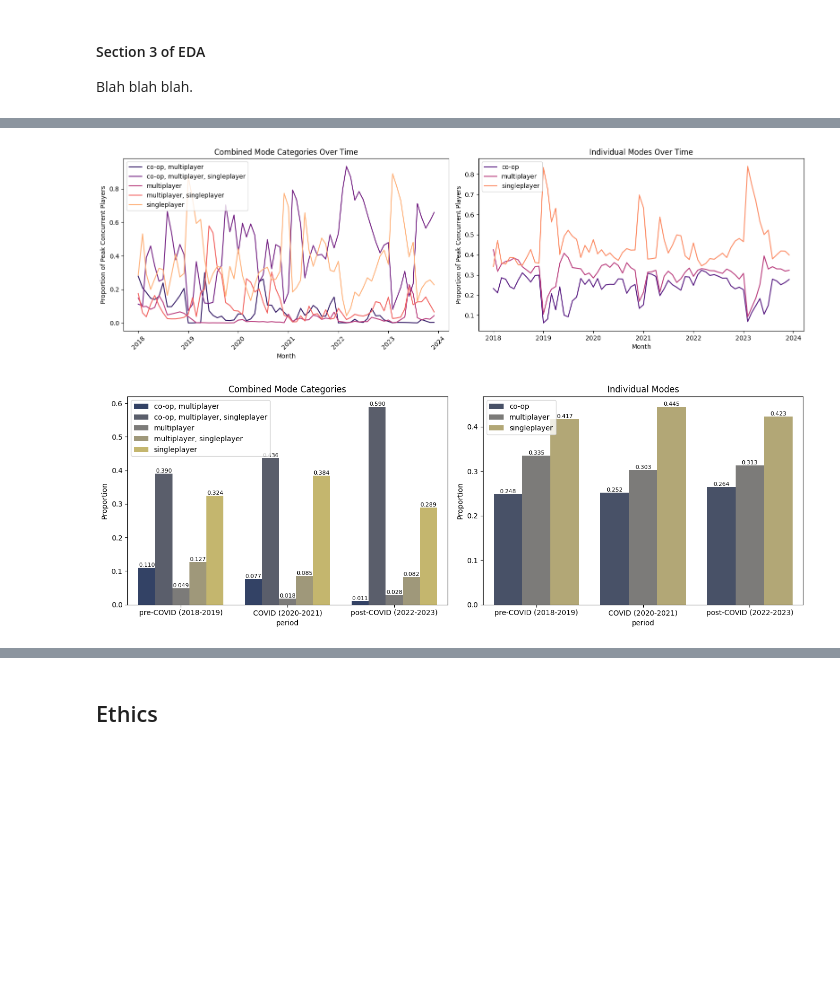
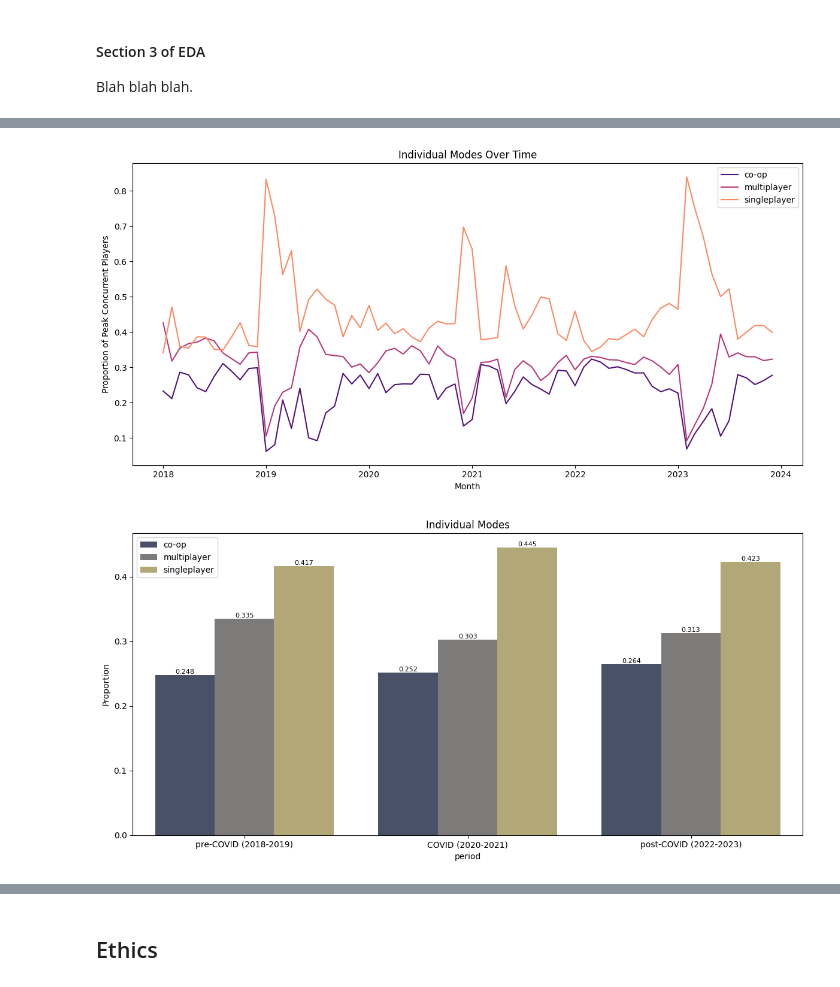
Before and after one commit to COGS108/Group038_WI26, a Jupyter notebook: 02-EDACheckpoint.ipynb, the cells around one changed output, grey strips where cells are left out. Saved outputs shown, nothing was run; the diff lists cells and outputs as text; code cells hidden in the pictures; blank space fills up the shorter version.

Commit message:
comment out grouped graph; need to do documentation

```diff
--- a/02-EDACheckpoint.ipynb
+++ b/02-EDACheckpoint.ipynb
@@ -171,54 +182,56 @@ df['month_dt'] = pd.to_datetime(df['month'])
 # %%
 monthly_prop_combined = monthly_proportions(df)
 df_individual = explode_individual(df)
 monthly_prop_individual = monthly_proportions(df_individual)
 
 
-fig, (ax1, ax2) = plt.subplots(1, 2, figsize=(16, 5))
 
-sns.lineplot(data=monthly_prop_combined, x='month_dt', y='proportion', hue='mode', palette='magma', ax=ax1)
-ax1.set_xlabel("Month")
-ax1.set_ylabel("Proportion of Peak Concurrent Players")
-ax1.set_title("Combined Mode Categories Over Time")
-ax1.tick_params(axis='x', rotation=45)
-ax1.legend(loc="best")
+#fig, (ax1, ax2) = plt.subplots(1, 2, figsize=(16, 5))
 
-sns.lineplot(data=monthly_prop_individual, x='month_dt', y='proportion', hue='mode', palette='magma', ax=ax2)
-ax2.set_xlabel("Month")
-ax2.set_ylabel("Proportion of Peak Concurrent Players")
-ax2.set_title("Individual Modes Over Time")
-ax2.legend(loc="best")
+#sns.lineplot(data=monthly_prop_combined, x='month_dt', y='proportion', hue='mode', palette='magma', ax=ax1)
+#ax1.set_xlabel("Month")
+#ax1.set_ylabel("Proportion of Peak Concurrent Players")
+#ax1.set_title("Combined Mode Categories Over Time")
+#ax1.tick_params(axis='x', rotation=45)
+#ax1.legend(loc="best")
 
+plt.figure(figsize=(12, 6))
+g1 = sns.lineplot(data=monthly_prop_individual, x='month_dt', y='proportion', hue='mode', palette='magma')
+g1.set_xlabel("Month")
+g1.set_ylabel("Proportion of Peak Concurrent Players")
+g1.set_title("Individual Modes Over Time")
+g1.legend(loc="best")
 
 plt.tight_layout()
 plt.show()
 # %% [output]
-[figure, old version]
+[figure, new version]
 # %%
 period_prop_combined = period_proportion(df)
 order = ["pre-COVID (2018-2019)", "COVID (2020-2021)", "post-COVID (2022-2023)"]
 
-fig, (ax1, ax2) = plt.subplots(1, 2, figsize=(14, 5))
+#fig, (ax1, ax2) = plt.subplots(1, 2, figsize=(14, 5))
 
-sns.barplot(data=period_prop_combined, x='period', y='proportion', hue='mode', order=order, palette='cividis', ax=ax1)
-ax1.set_title("Combined Mode Categories")
-ax1.set_ylabel("Proportion")
-ax1.legend(loc="best")
-for container in ax1.containers:
-    ax1.bar_label(container, fmt='%.3f', fontsize=8)
+#sns.barplot(data=period_prop_combined, x='period', y='proportion', hue='mode', order=order, palette='cividis', ax=ax1)
+#ax1.set_title("Combined Mode Categories")
+#ax1.set_ylabel("Proportion")
+#ax1.legend(loc="best")
+#for container in ax1.containers:
+    #ax1.bar_label(container, fmt='%.3f', fontsize=8)
+
+plt.figure(figsize=(12Moqweqweqweqweㅁㄴㅇㅁㄴㅇㅁㄴㅇㅇqweqwe, 6))
 
 period_prop_individual = period_proportion(df_individual)
-sns.barplot(data=period_prop_individual, x='period', y='proportion', hue='mode', order=order, palette='cividis', ax=ax2)
-ax2.set_title("Individual Modes")
-ax2.set_ylabel("Proportion")
-ax2.legend(loc="best")
-for container in ax2.containers:
-    ax2.bar_label(container, fmt='%.3f', fontsize=8)
+g2 = sns.barplot(data=period_prop_individual, x='period', y='proportion', hue='mode', order=order, palette='cividis')
+g2.set_title("Individual Modes")
+g2.set_ylabel("Proportion")
+g2.legend(loc="best")
+for container in g2.containers:
+    g2.bar_label(container, fmt='%.3f', fontsize=8)
 
 plt.tight_layout()
-plt.show()
 # %% [output]
-[figure, old version]
+[figure, new version]
 # %%
 
 df_individual = explode_individual(df)
```
Also changed, not shown: parts of 2 cells of this notebook.
